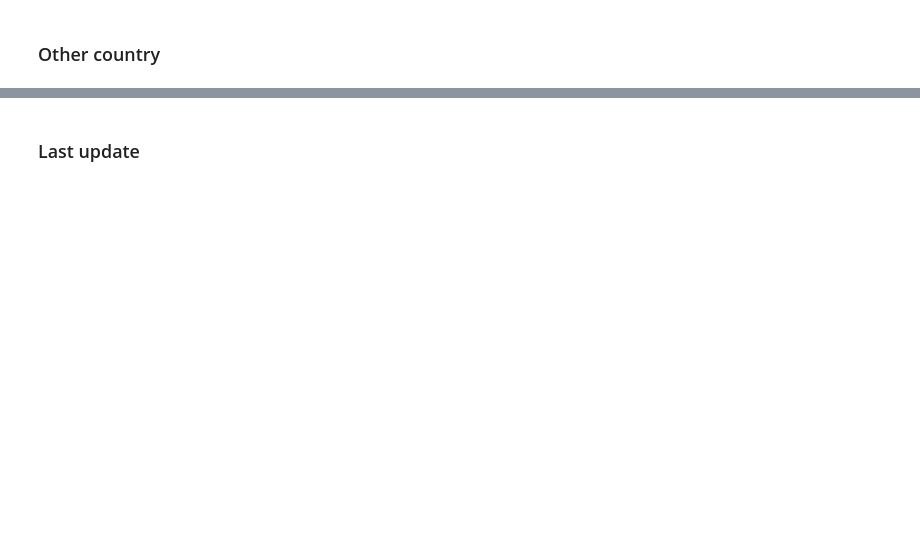
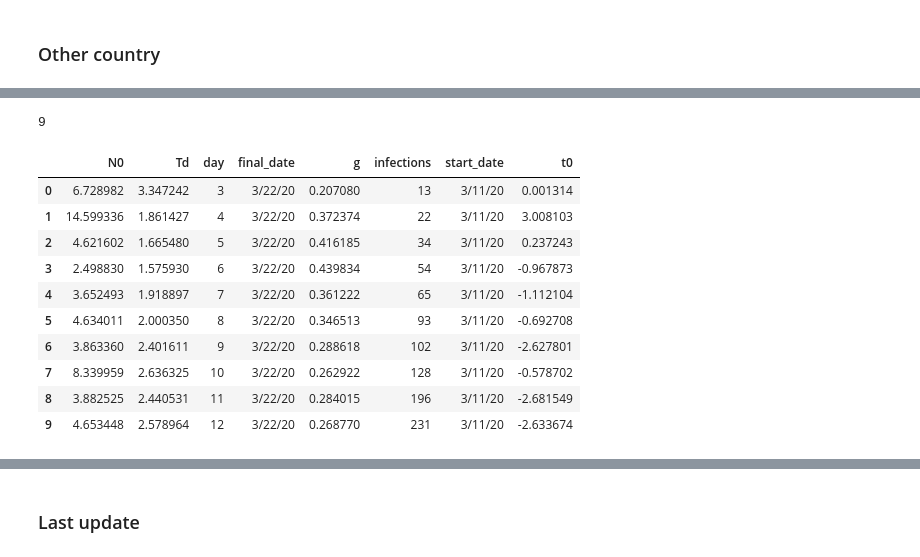
Before and after one commit to restrepo/COVID-19, a Jupyter notebook: covid.ipynb, the cells around one changed output, grey strips where cells are left out. Drawn from its saved outputs; the diff is of its cells as text; code cells hidden in the pictures; blank space fills up the shorter version.

```diff
--- a/covid.ipynb
+++ b/covid.ipynb
@@ -443,6 +441,25 @@ start_day='2/18/20'
 y=get_infected(c,date_start=start_day,date_end='3/11/20',DataFrame=cv)
 x=range(1,len(y)+1)
 spk=dataframe_doubling(x,y,start_date=start_day,final_date=dmax)
+# %%
+fd=sp['day'].max()-3
+fd
+# %% [output]
+9
+# %%
+sp
+# %% [output]
+|  | N0 | Td | day | final_date | g | infections | start_date | t0 |
+| 0 | 6.728982 | 3.347242 | 3 | 3/22/20 | 0.207080 | 13 | 3/11/20 | 0.001314 |
+| 1 | 14.599336 | 1.861427 | 4 | 3/22/20 | 0.372374 | 22 | 3/11/20 | 3.008103 |
+| 2 | 4.621602 | 1.665480 | 5 | 3/22/20 | 0.416185 | 34 | 3/11/20 | 0.237243 |
+| 3 | 2.498830 | 1.575930 | 6 | 3/22/20 | 0.439834 | 54 | 3/11/20 | -0.967873 |
+| 4 | 3.652493 | 1.918897 | 7 | 3/22/20 | 0.361222 | 65 | 3/11/20 | -1.112104 |
+| 5 | 4.634011 | 2.000350 | 8 | 3/22/20 | 0.346513 | 93 | 3/11/20 | -0.692708 |
+| 6 | 3.863360 | 2.401611 | 9 | 3/22/20 | 0.288618 | 102 | 3/11/20 | -2.627801 |
+| 7 | 8.339959 | 2.636325 | 10 | 3/22/20 | 0.262922 | 128 | 3/11/20 | -0.578702 |
+| 8 | 3.882525 | 2.440531 | 11 | 3/22/20 | 0.284015 | 196 | 3/11/20 | -2.681549 |
+| 9 | 4.653448 | 2.578964 | 12 | 3/22/20 | 0.268770 | 231 | 3/11/20 | -2.633674 |
 # %%
 plt.plot(sp['day']-2,sp['Td'],'k--')
 plt.plot(sp['day']-2,sp['Td'],'r.',markersize=15,
```
Also changed, not shown: parts of 16 cells of this notebook.
